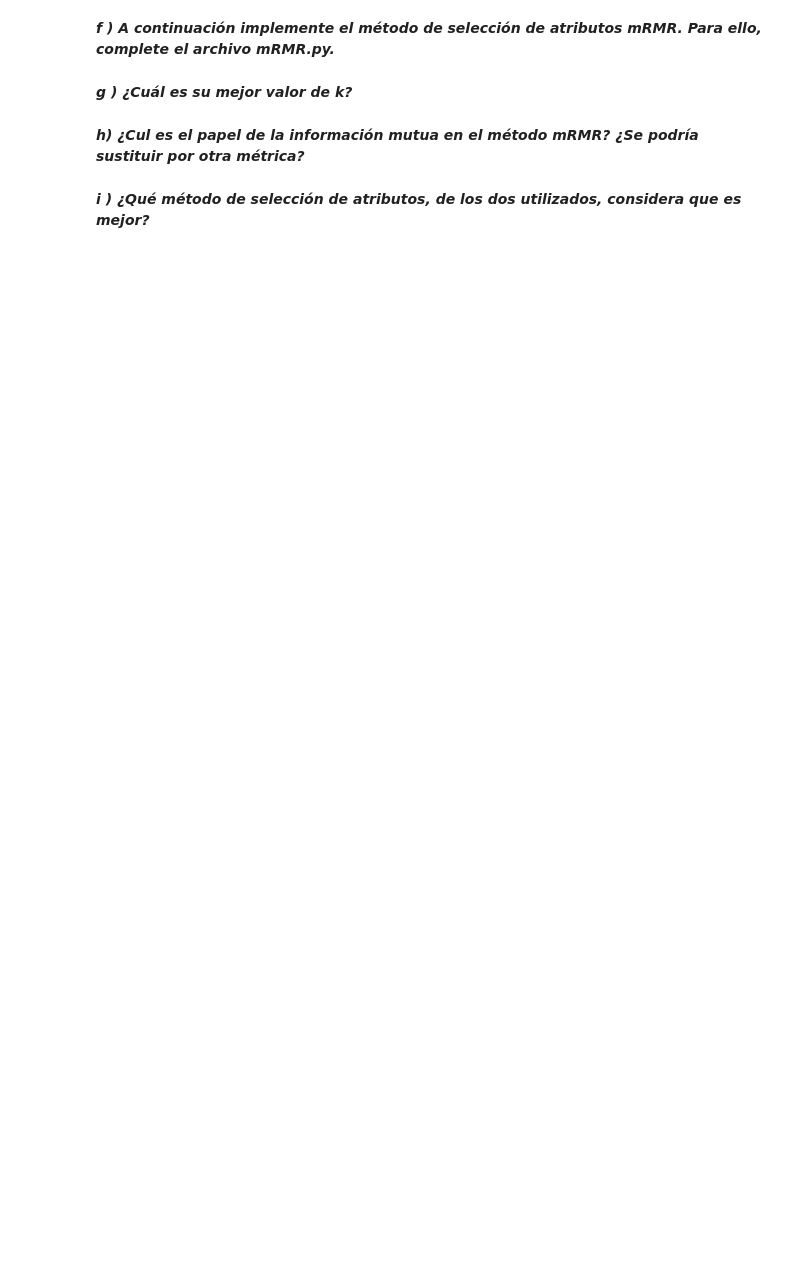
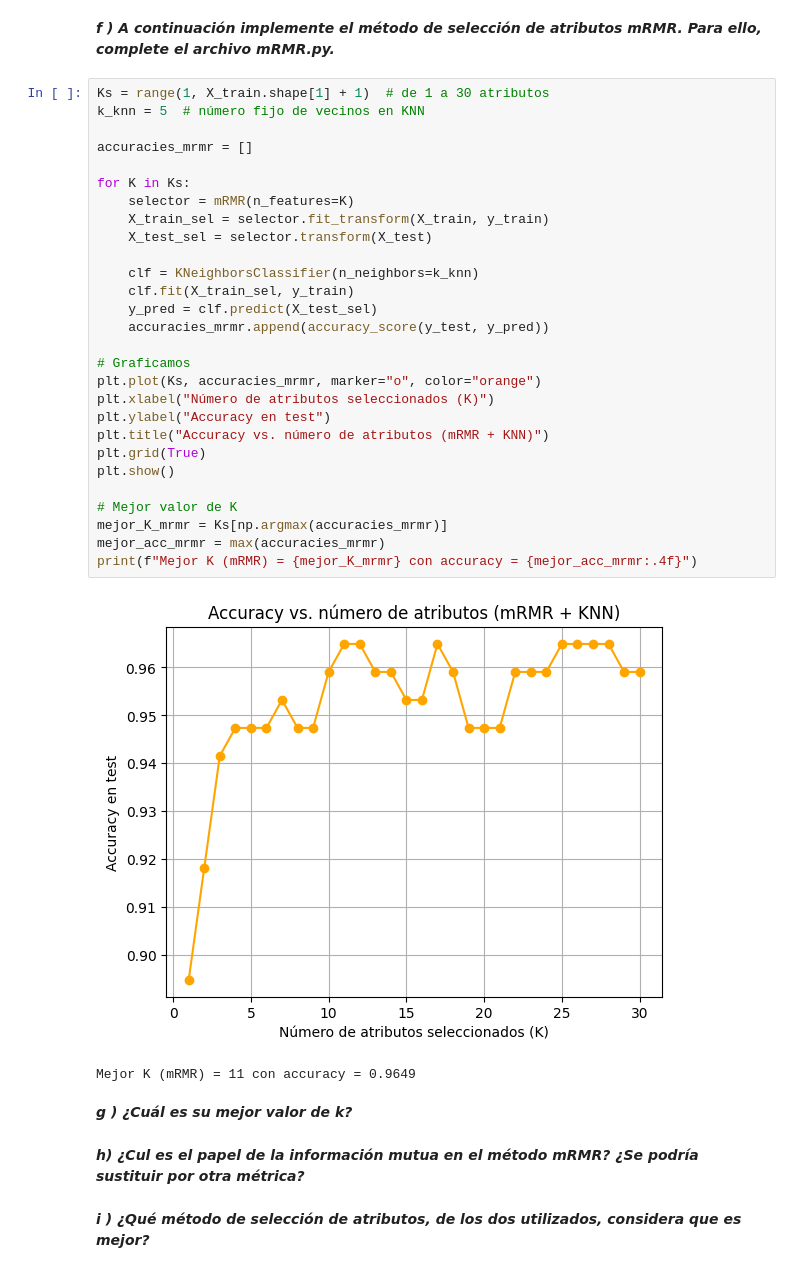
Before and after one commit to carmenreine/P1-APAUT-II, a Jupyter notebook: soluciones_practica_1.ipynb, the cells around one changed output. Saved outputs shown, nothing was run; the diff lists cells and outputs as text; blank space fills up the shorter version.

```diff
--- a/soluciones_practica_1.ipynb
+++ b/soluciones_practica_1.ipynb
@@ -245,5 +341,36 @@ NameError: name 'K' is not defined
 # %% [markdown]
 ***f ) A continuación implemente el método de selección de atributos mRMR. Para ello, complete el archivo mRMR.py.***
+# %%
+Ks = range(1, X_train.shape[1] + 1)  # de 1 a 30 atributos
+k_knn = 5  # número fijo de vecinos en KNN
+
+accuracies_mrmr = []
+
+for K in Ks:
+    selector = mRMR(n_features=K)
+    X_train_sel = selector.fit_transform(X_train, y_train)
+    X_test_sel = selector.transform(X_test)
+
+    clf = KNeighborsClassifier(n_neighbors=k_knn)
+    clf.fit(X_train_sel, y_train)
+    y_pred = clf.predict(X_test_sel)
+    accuracies_mrmr.append(accuracy_score(y_test, y_pred))
+
+# Graficamos
+plt.plot(Ks, accuracies_mrmr, marker="o", color="orange")
+plt.xlabel("Número de atributos seleccionados (K)")
+plt.ylabel("Accuracy en test")
+plt.title("Accuracy vs. número de atributos (mRMR + KNN)")
+plt.grid(True)
+plt.show()
+
+# Mejor valor de K
+mejor_K_mrmr = Ks[np.argmax(accuracies_mrmr)]
+mejor_acc_mrmr = max(accuracies_mrmr)
+print(f"Mejor K (mRMR) = {mejor_K_mrmr} con accuracy = {mejor_acc_mrmr:.4f}")
+# %% [output]
+[figure, added]
+Mejor K (mRMR) = 11 con accuracy = 0.9649
 # %% [markdown]
 ***g ) ¿Cuál es su mejor valor de k?***
 # %% [markdown]
```
Also changed, not shown: parts of 16 cells of this notebook.
